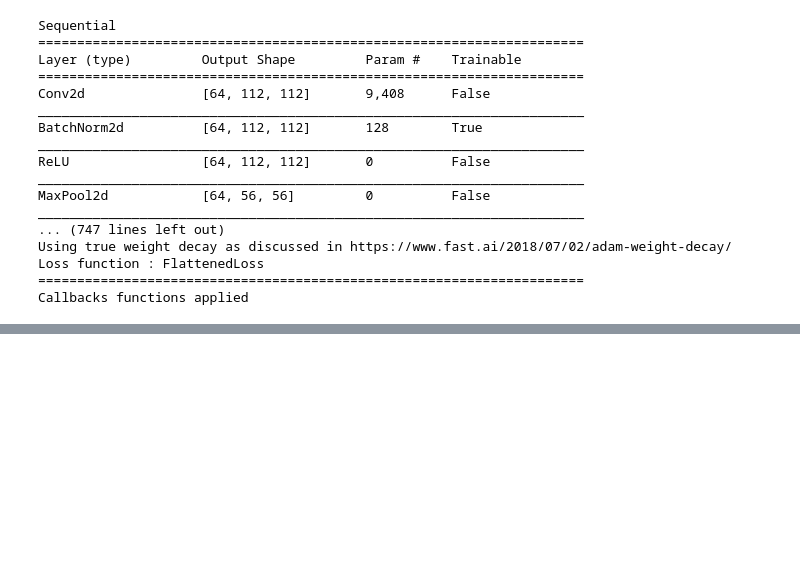
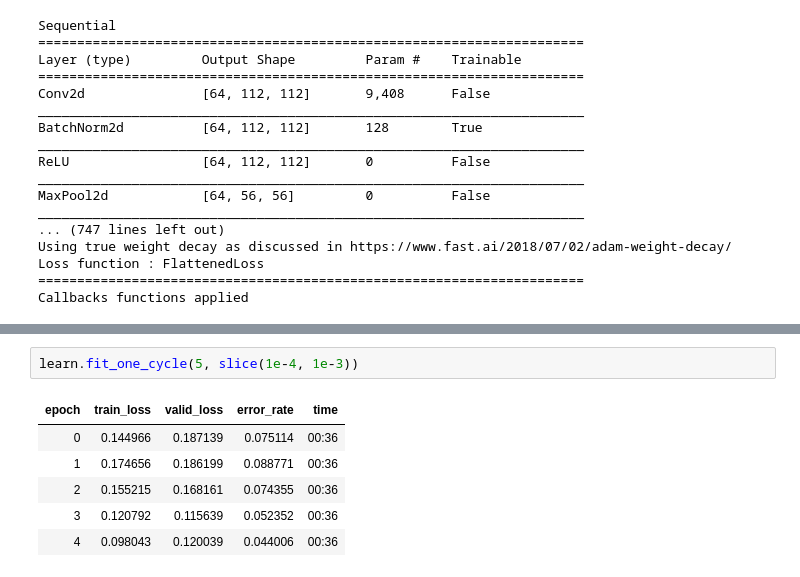
Before and after one commit to UndergraduateArtificialIntelligenceClub/skin_cancer, a Jupyter notebook: skin-cancer-dense_net-fastai.ipynb, the cells around one changed output, grey strips where cells are left out. Drawn from its saved outputs; the diff is of its cells as text; blank space fills up the shorter version.

```diff
--- a/skin-cancer-dense_net-fastai.ipynb
+++ b/skin-cancer-dense_net-fastai.ipynb
@@ -66,0 +96,9 @@ learn.lr_find()
+# %%
+learn.fit_one_cycle(5, slice(1e-4, 1e-3))
+# %% [output]
+| epoch | train_loss | valid_loss | error_rate | time |
+| 0 | 0.144966 | 0.187139 | 0.075114 | 00:36 |
+| 1 | 0.174656 | 0.186199 | 0.088771 | 00:36 |
+| 2 | 0.155215 | 0.168161 | 0.074355 | 00:36 |
+| 3 | 0.120792 | 0.115639 | 0.052352 | 00:36 |
+| 4 | 0.098043 | 0.120039 | 0.044006 | 00:36 |
```
Also changed, not shown: parts of 6 cells of this notebook.
